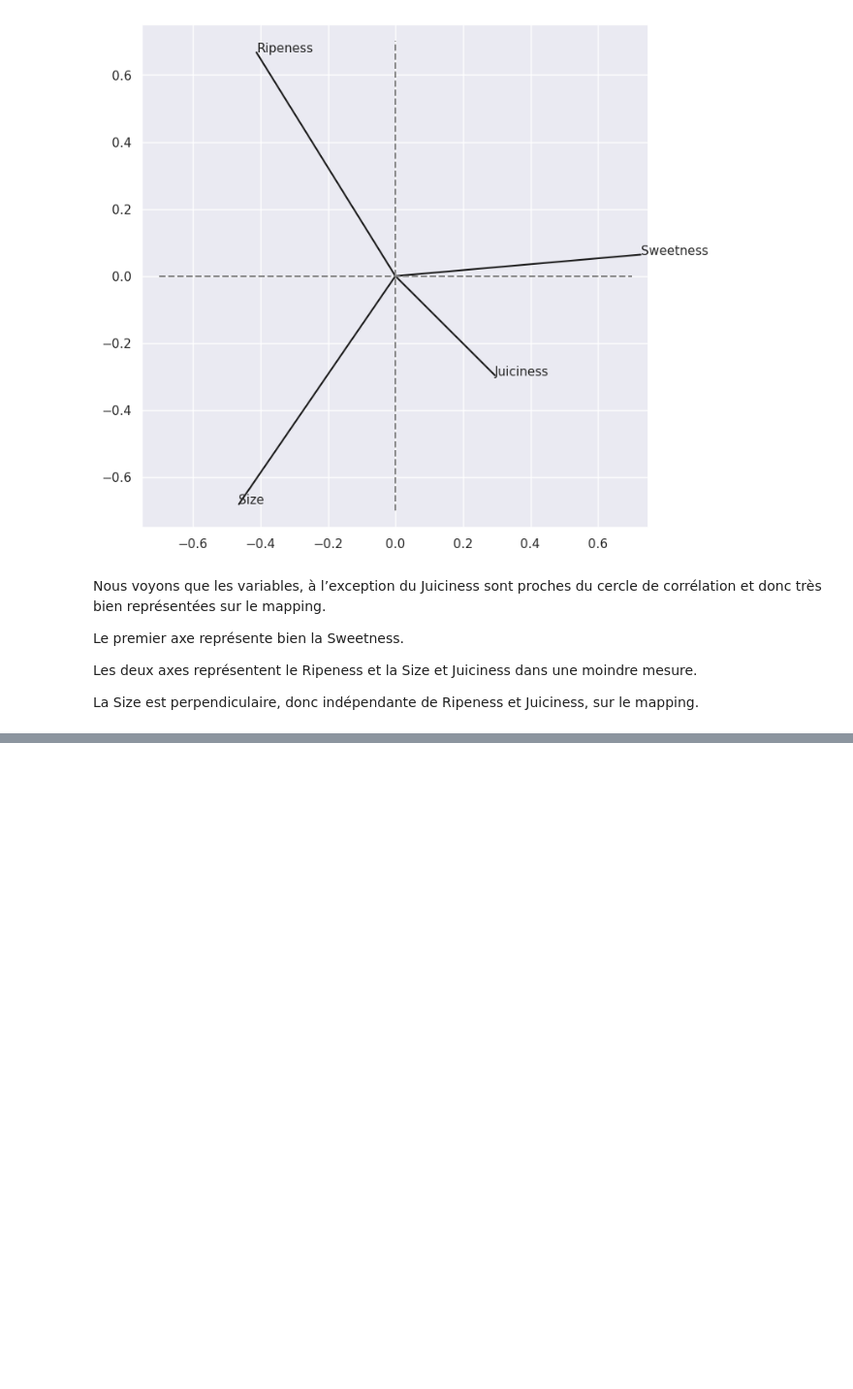
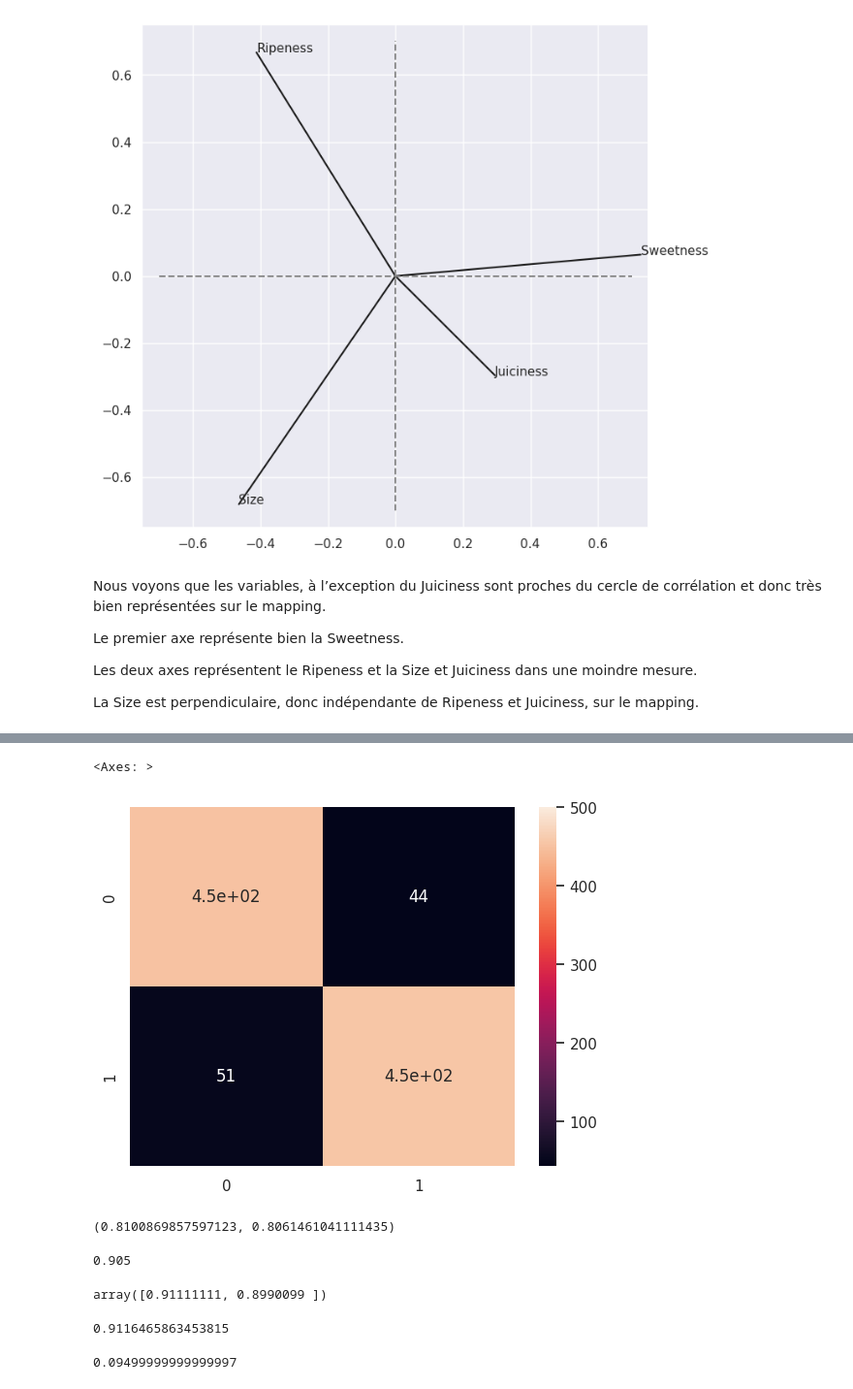
Before and after one commit to sha-cmd/Adam, a Jupyter notebook: notebook/machine_learning.ipynb, the cells around one changed output, grey strips where cells are left out. Shown at 97% size. Cells and saved outputs as stored; diff of their text form; code cells hidden in the pictures; blank space fills up the shorter version.

```diff
--- a/notebook/machine_learning.ipynb
+++ b/notebook/machine_learning.ipynb
@@ -352,0 +407,33 @@ model_default.score(X_test, y_test), model.score(X_test, y_test)
+# %%
+from sklearn.metrics import confusion_matrix
+import seaborn as sns
+df_cm = confusion_matrix(y_test, model.predict(X_test))
+sns.heatmap(df_cm, annot=True, vmax = 500)
+# %% [output]
+<Axes: >
+[figure, added]
+# %%
+from sklearn.metrics import matthews_corrcoef
+matthews_corrcoef(y_test, model.predict(X_test)), matthews_corrcoef(y_test, model_default.predict(X_test))
+# %% [output]
+(0.8100869857597123, 0.8061461041111435)
+# %%
+from sklearn.metrics import top_k_accuracy_score
+top_k_accuracy_score(y_test, model.predict(X_test), k=1, normalize=True)
+# %% [output]
+0.905
+# %%
+from sklearn.metrics import recall_score
+recall_score(y_test, model.predict(X_test), average=None)
+# %% [output]
+array([0.91111111, 0.8990099 ])
+# %%
+from sklearn.metrics import precision_score
+precision_score(y_test, model.predict(X_test), average='binary')
+# %% [output]
+0.9116465863453815
+# %%
+from sklearn.metrics import zero_one_loss
+zero_one_loss(y_test, model.predict(X_test), normalize=True)
+# %% [output]
+0.09499999999999997
```
Also changed, not shown: parts of 10 cells of this notebook.
